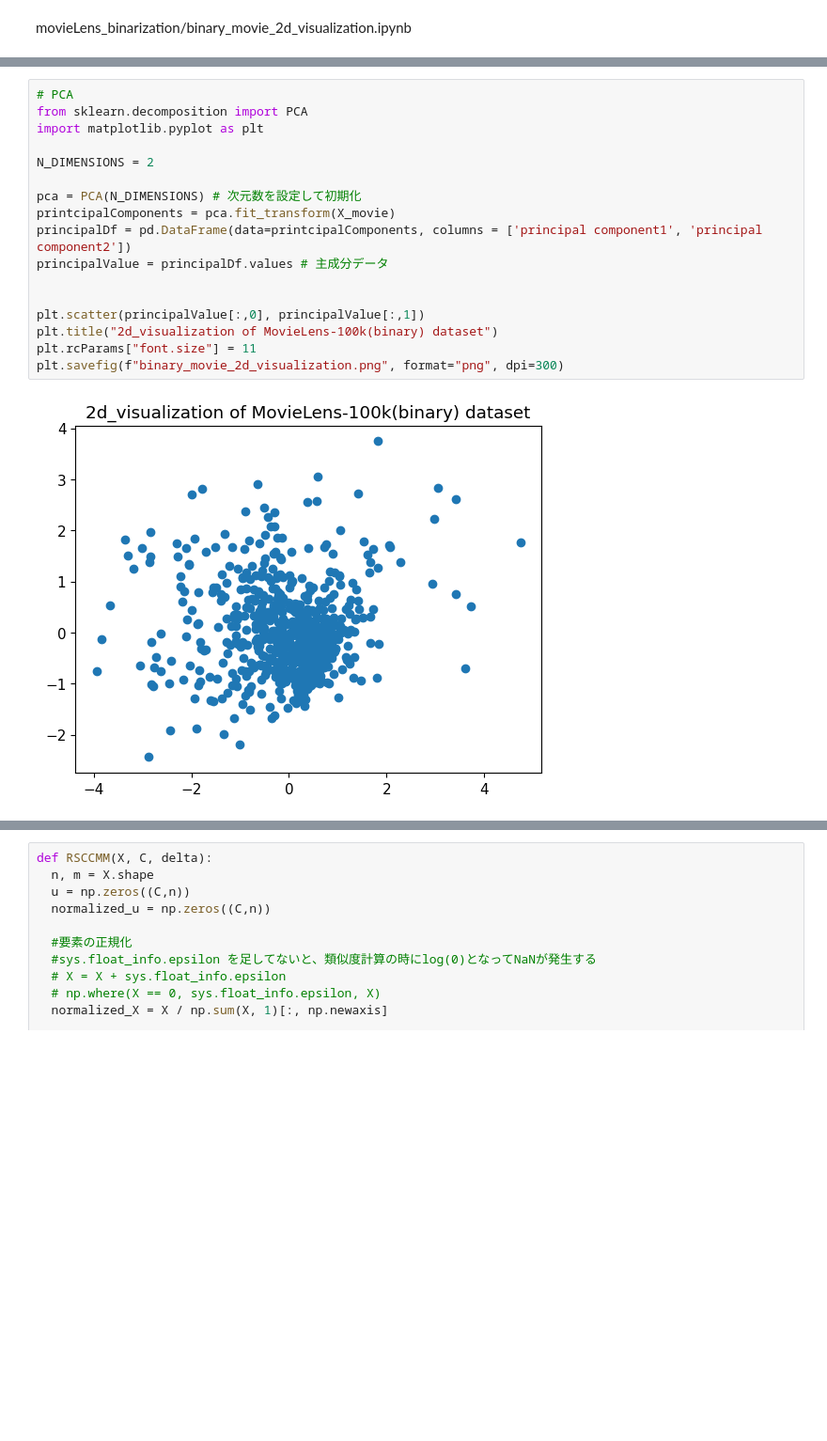
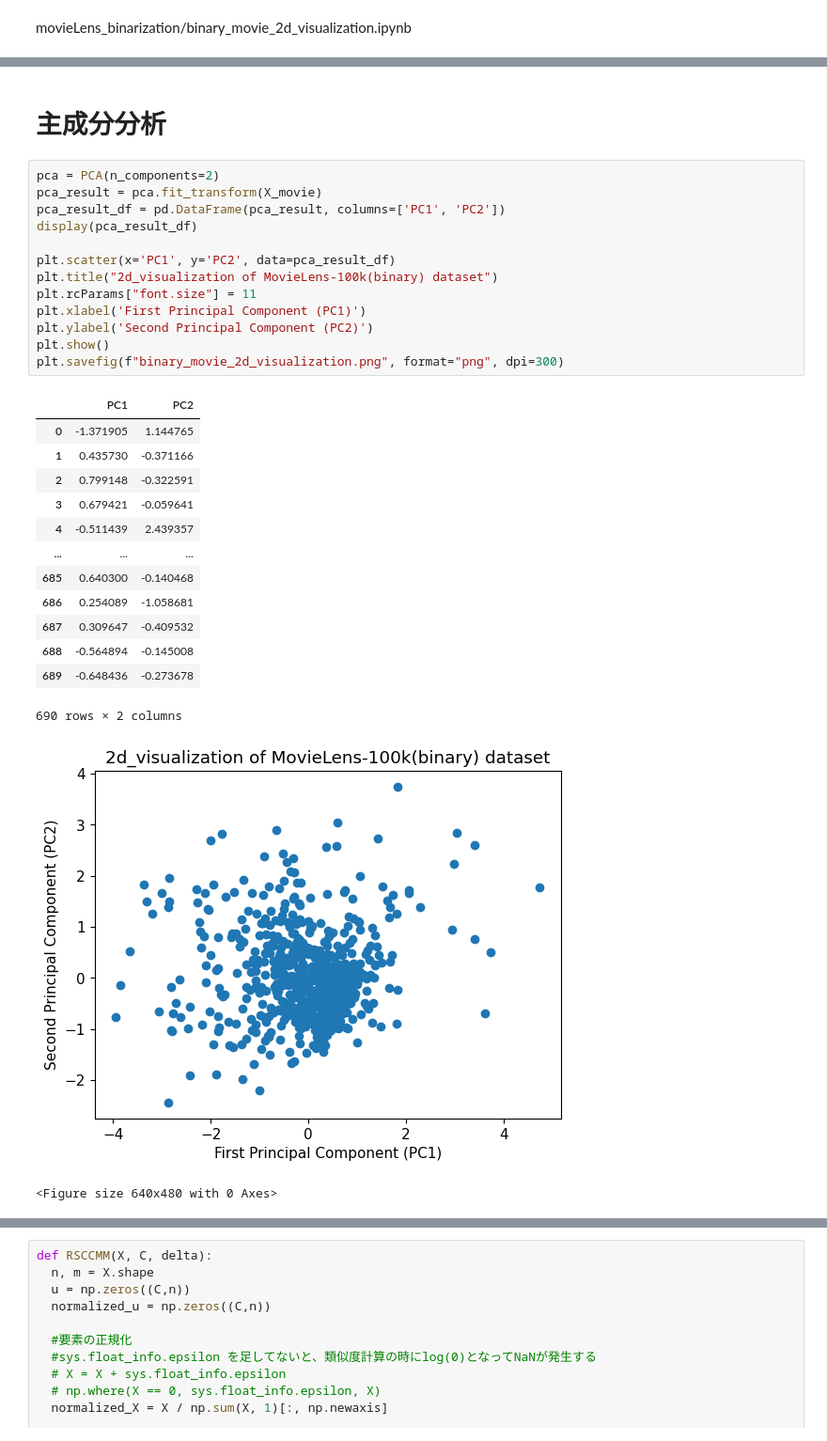
Before and after one commit to kimisuke0503/colab-research, a Jupyter notebook: movieLens_binarization/binary_movie_2d_visualization.ipynb, the cells around one changed output, grey strips where cells are left out. Shown at 94% size. Drawn from its saved outputs; the diff is of its cells as text; blank space fills up the shorter version.

```diff
--- a/movieLens_binarization/binary_movie_2d_visualization.ipynb
+++ b/movieLens_binarization/binary_movie_2d_visualization.ipynb
@@ -36,19 +55,31 @@ print(test_movie)
+# %% [markdown]
+# 主成分分析
 # %%
-# PCA
-from sklearn.decomposition import PCA
-import matplotlib.pyplot as plt
+pca = PCA(n_components=2)
+pca_result = pca.fit_transform(X_movie)
+pca_result_df = pd.DataFrame(pca_result, columns=['PC1', 'PC2'])
+display(pca_result_df)
 
-N_DIMENSIONS = 2
-
-pca = PCA(N_DIMENSIONS) # 次元数を設定して初期化
-printcipalComponents = pca.fit_transform(X_movie)
-principalDf = pd.DataFrame(data=printcipalComponents, columns = ['principal component1', 'principal component2'])
-principalValue = principalDf.values # 主成分データ
-
-
-plt.scatter(principalValue[:,0], principalValue[:,1])
+plt.scatter(x='PC1', y='PC2', data=pca_result_df)
 plt.title("2d_visualization of MovieLens-100k(binary) dataset")
 plt.rcParams["font.size"] = 11
+plt.xlabel('First Principal Component (PC1)')
+plt.ylabel('Second Principal Component (PC2)')
+plt.show()
 plt.savefig(f"binary_movie_2d_visualization.png", format="png", dpi=300)
 # %% [output]
+|  | PC1 | PC2 |
+| 0 | -1.371905 | 1.144765 |
+| 1 | 0.435730 | -0.371166 |
+| 2 | 0.799148 | -0.322591 |
+| 3 | 0.679421 | -0.059641 |
+| 4 | -0.511439 | 2.439357 |
+| ... | ... | ... |
+| 685 | 0.640300 | -0.140468 |
+| 686 | 0.254089 | -1.058681 |
+| 687 | 0.309647 | -0.409532 |
+| 688 | -0.564894 | -0.145008 |
+| 689 | -0.648436 | -0.273678 |
+690 rows × 2 columns
-[figure, old version]
+[figure, new version]
+<Figure size 640x480 with 0 Axes>
```
Also changed, not shown: parts of 4 cells of this notebook.
